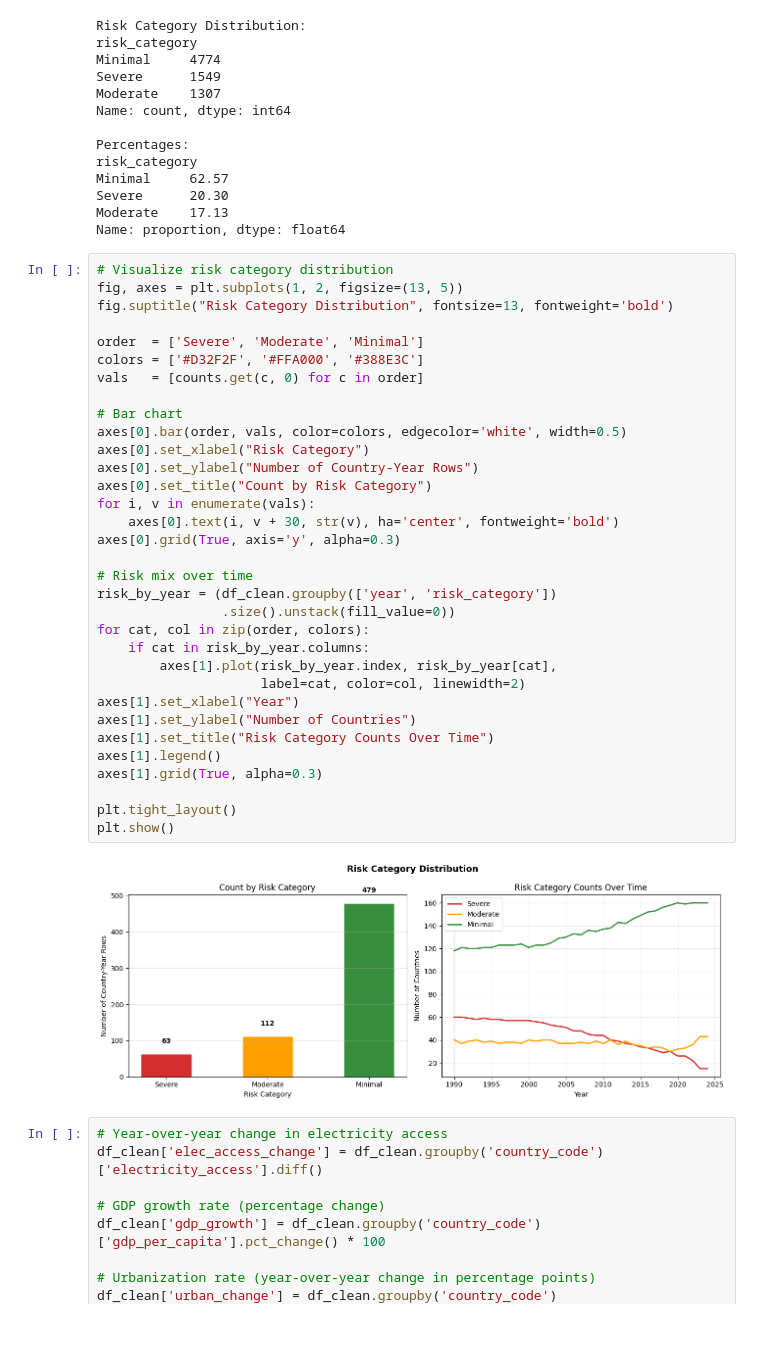
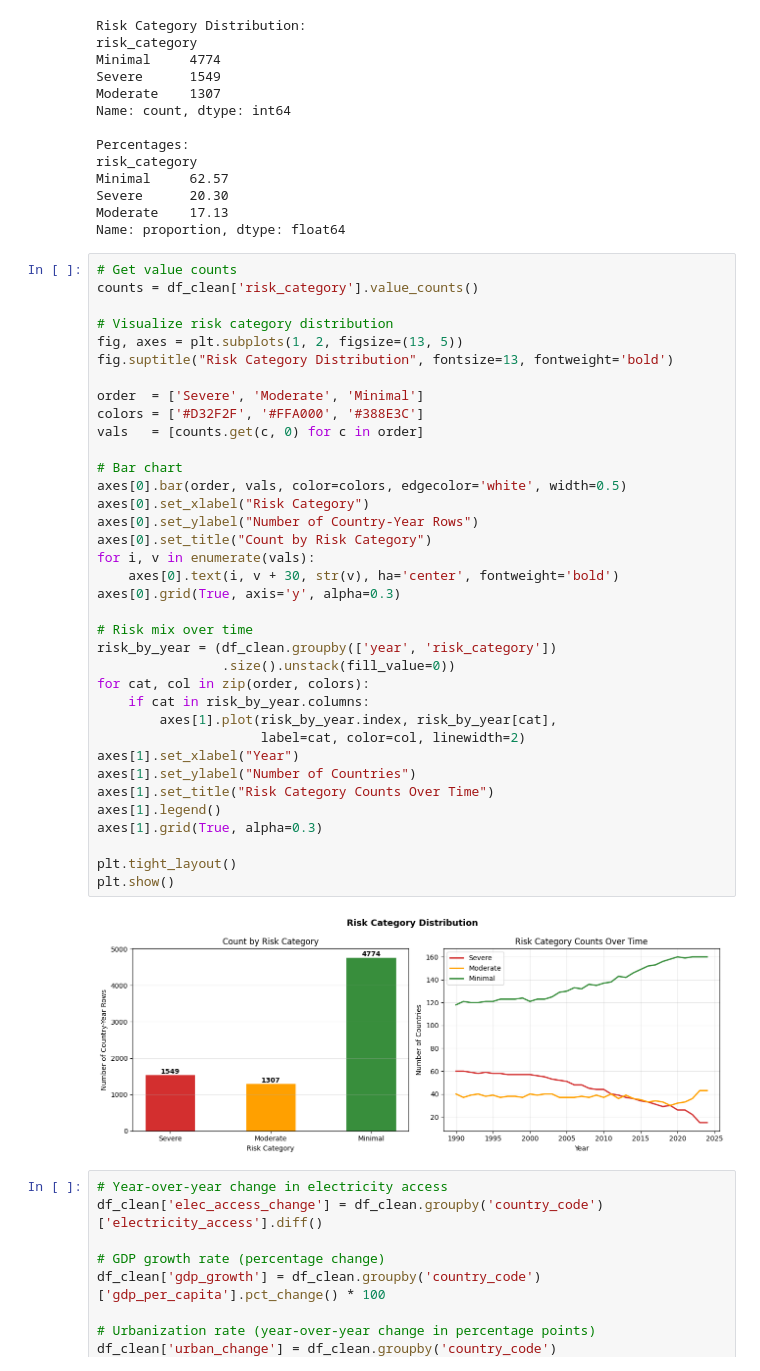
Before and after one commit to npydipati/CAP5771_npydipati, a Jupyter notebook: data_wrangling.ipynb, the cells around one changed output. Cells and saved outputs as stored; diff of their text form; blank space fills up the shorter version.

```diff
--- a/data_wrangling.ipynb
+++ b/data_wrangling.ipynb
@@ -539,40 +544,43 @@ Severe      20.30
 Moderate    17.13
 Name: proportion, dtype: float64
 # %%
+# Get value counts
+counts = df_clean['risk_category'].value_counts()
+
 # Visualize risk category distribution
 fig, axes = plt.subplots(1, 2, figsize=(13, 5))
 fig.suptitle("Risk Category Distribution", fontsize=13, fontweight='bold')
 
 order  = ['Severe', 'Moderate', 'Minimal']
 colors = ['#D32F2F', '#FFA000', '#388E3C']
 vals   = [counts.get(c, 0) for c in order]
 
 # Bar chart
 axes[0].bar(order, vals, color=colors, edgecolor='white', width=0.5)
 axes[0].set_xlabel("Risk Category")
 axes[0].set_ylabel("Number of Country-Year Rows")
 axes[0].set_title("Count by Risk Category")
 for i, v in enumerate(vals):
     axes[0].text(i, v + 30, str(v), ha='center', fontweight='bold')
 axes[0].grid(True, axis='y', alpha=0.3)
 
 # Risk mix over time
 risk_by_year = (df_clean.groupby(['year', 'risk_category'])
                 .size().unstack(fill_value=0))
 for cat, col in zip(order, colors):
     if cat in risk_by_year.columns:
         axes[1].plot(risk_by_year.index, risk_by_year[cat],
                      label=cat, color=col, linewidth=2)
 axes[1].set_xlabel("Year")
 axes[1].set_ylabel("Number of Countries")
 axes[1].set_title("Risk Category Counts Over Time")
 axes[1].legend()
 axes[1].grid(True, alpha=0.3)
 
 plt.tight_layout()
 plt.show()
 # %% [output]
-[figure, old version]
+[figure, new version]
 # %%
 # Year-over-year change in electricity access
 df_clean['elec_access_change'] = df_clean.groupby('country_code')['electricity_access'].diff()
```
Also changed, not shown: parts of 17 cells of this notebook, 5 other files.
